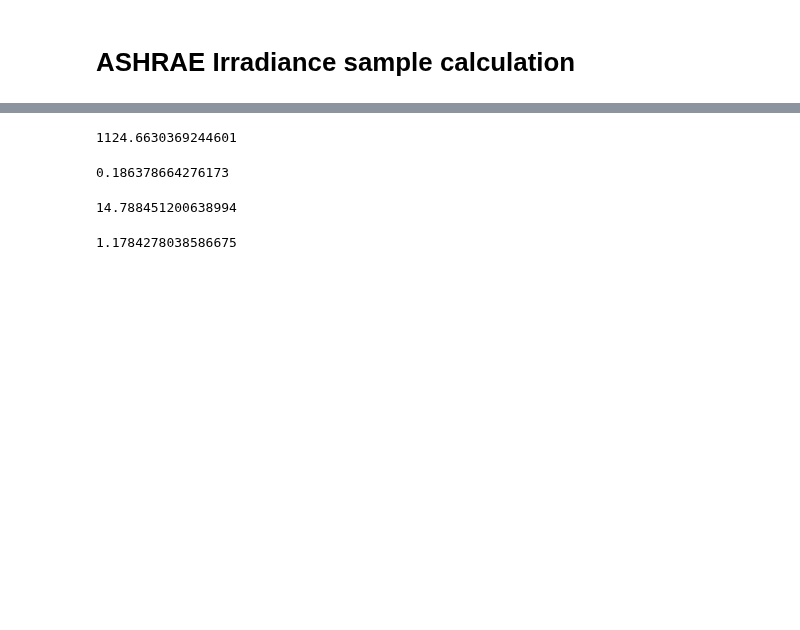
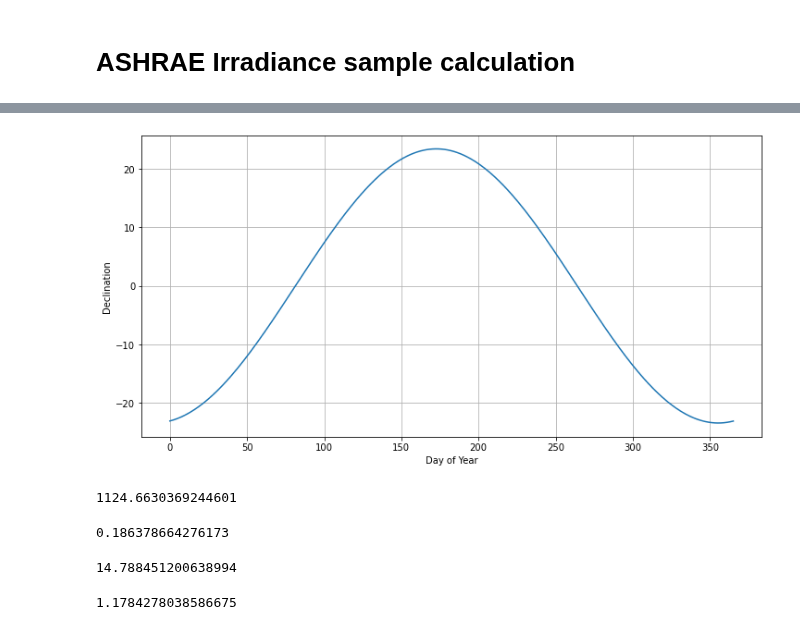
Before and after one commit to vonw/CE401, a Jupyter notebook: chapter4/ASHRAE_Irradiance.ipynb, the cells around one changed output, grey strips where cells are left out. Cells and saved outputs as stored; diff of their text form; code cells hidden in the pictures; blank space fills up the shorter version.

```diff
--- a/chapter4/ASHRAE_Irradiance.ipynb
+++ b/chapter4/ASHRAE_Irradiance.ipynb
@@ -26,6 +28,10 @@ and n is the day number (e.g., May 1 = 31 + 28 + 31 + 30 + 1 = 121).
 def declination(day):
     d = -23.44 * np.cos( (2.*np.pi) / 365.25 * (day + 10) )   # Approximate
     return d
+# %%
+def declination(day):
+    d = 23.44 * np.cos( (2.*np.pi) / 365.25 * (day - 81) )   # Approximate
+    return d
 # %%
 def A(n):
     return 1160. + 75.*np.sin(360/365*(n-275)*np.pi/180) # W m-2
@@ -35,6 +41,20 @@ def K(n):
 # %%
 def m(latitude, declination):
     return 1. / np.sin((90. - latitude + declination)*np.pi/180)
+# %%
+days = np.arange(0,366)
+dec = []
+for day in days:
+    dec.append(declination(day))
+dec = np.array(dec)
+
+plt.figure(figsize=(12,6))
+plt.plot(days, dec)
+plt.grid();
+plt.xlabel('Day of Year');
+plt.ylabel('Declination');
+# %% [output]
+[figure, added]
 # %%
 A(121)
 # %% [output]
```
Also changed, not shown: parts of 3 cells of this notebook, 24 other files.
